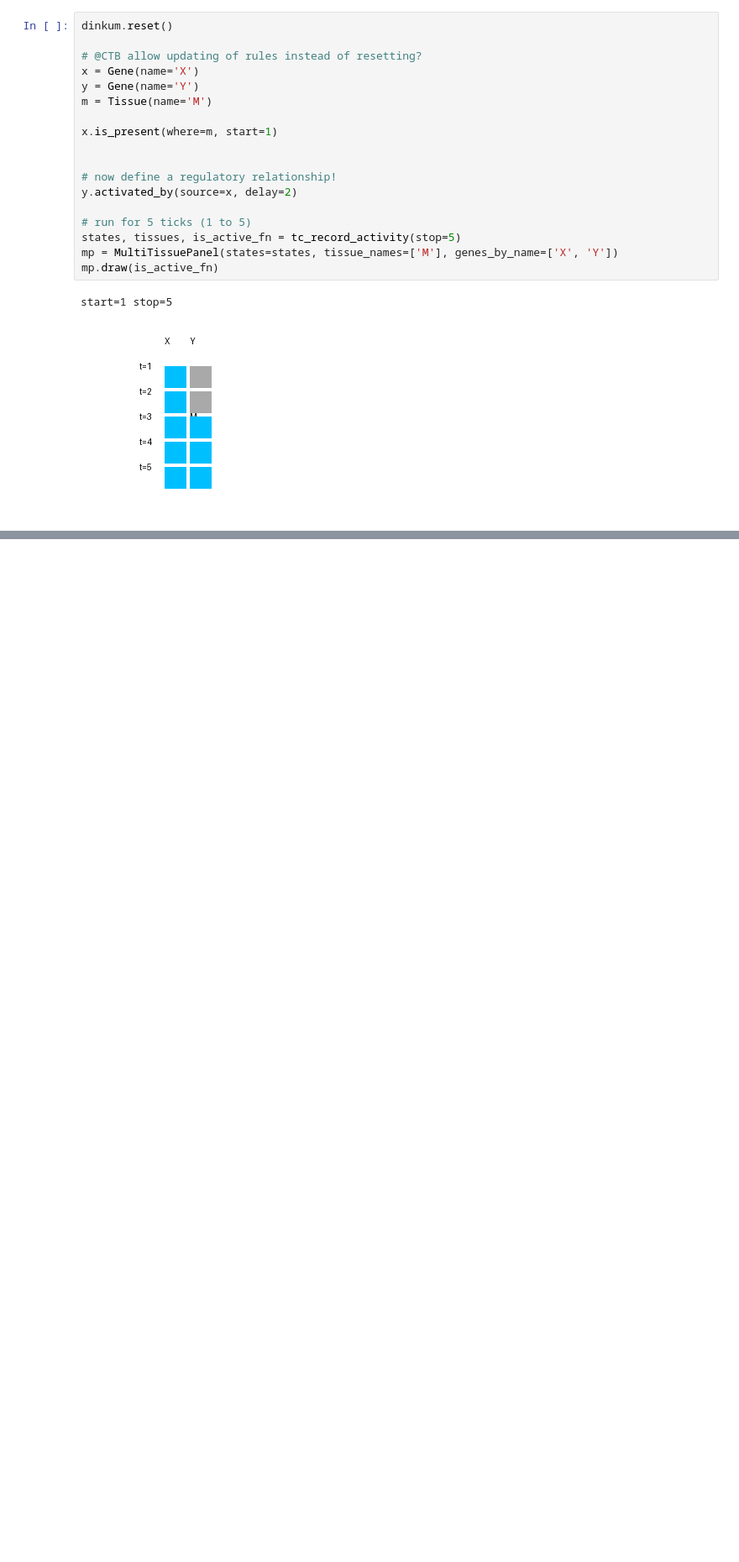
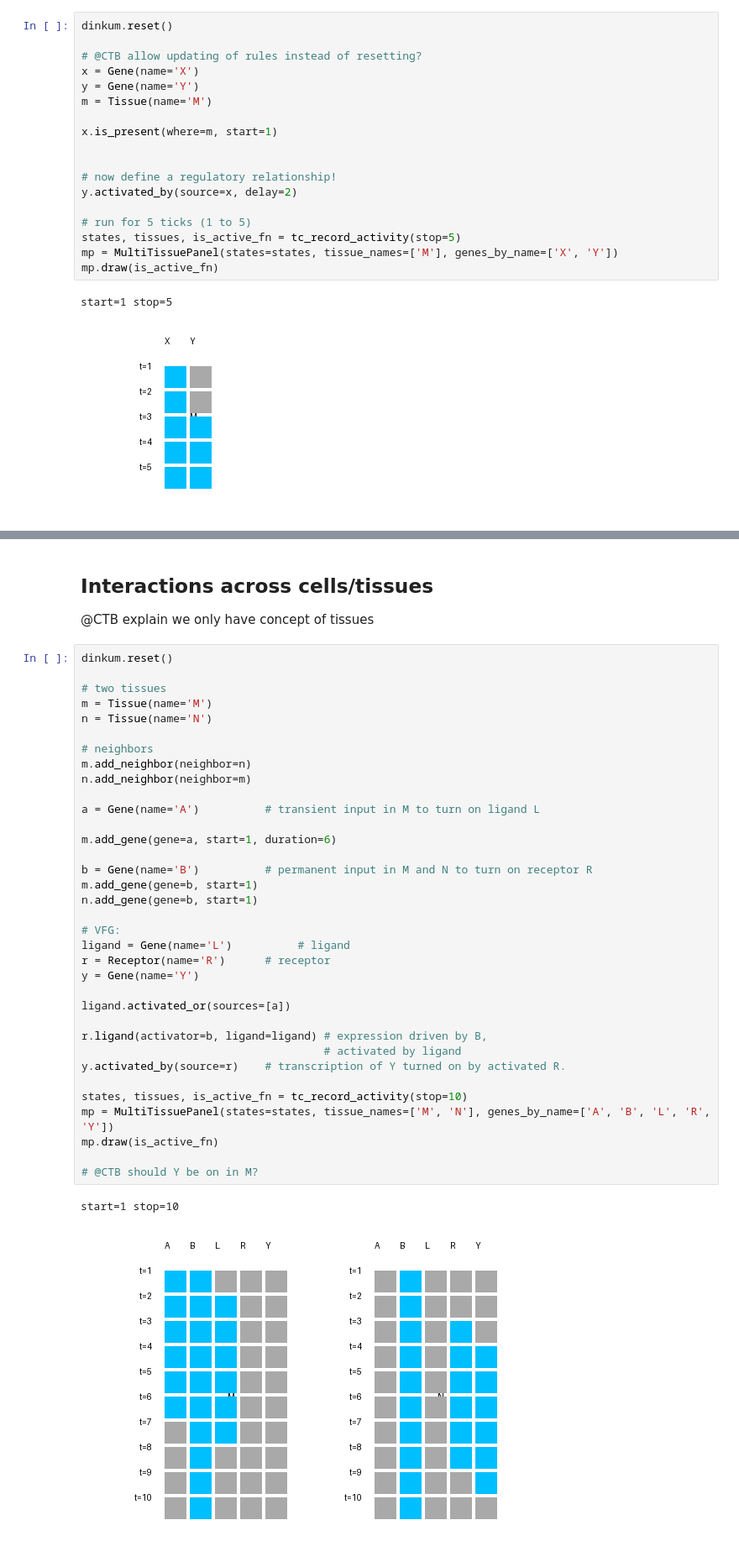
Before and after one commit to dinkum-bio/dinkum, a Jupyter notebook: notebooks/getting-started.ipynb, the cells around one changed output, grey strips where cells are left out. Shown at 84% size. Drawn from its saved outputs; the diff is of its cells as text; blank space fills up the shorter version.

```diff
--- a/notebooks/getting-started.ipynb
+++ b/notebooks/getting-started.ipynb
@@ -109,0 +114,42 @@ mp.draw(is_active_fn)
+# %% [markdown]
+## Interactions across cells/tissues
+
+@CTB explain we only have concept of tissues
+# %%
+dinkum.reset()
+
+# two tissues
+m = Tissue(name='M')
+n = Tissue(name='N')
+
+# neighbors
+m.add_neighbor(neighbor=n)
+n.add_neighbor(neighbor=m)
+
+a = Gene(name='A')          # transient input in M to turn on ligand L
+
+m.add_gene(gene=a, start=1, duration=6)
+
+b = Gene(name='B')          # permanent input in M and N to turn on receptor R
+m.add_gene(gene=b, start=1)
+n.add_gene(gene=b, start=1)
+
+# VFG:
+ligand = Gene(name='L')          # ligand
+r = Receptor(name='R')      # receptor
+y = Gene(name='Y')
+
+ligand.activated_or(sources=[a])
+
+r.ligand(activator=b, ligand=ligand) # expression driven by B,
+                                     # activated by ligand
+y.activated_by(source=r)    # transcription of Y turned on by activated R.
+
+states, tissues, is_active_fn = tc_record_activity(stop=10)
+mp = MultiTissuePanel(states=states, tissue_names=['M', 'N'], genes_by_name=['A', 'B', 'L', 'R', 'Y'])
+mp.draw(is_active_fn)
+
+# @CTB should Y be on in M?
+# %% [output]
+start=1 stop=10
+[figure, added]
```
Also changed, not shown: parts of 3 cells of this notebook.
